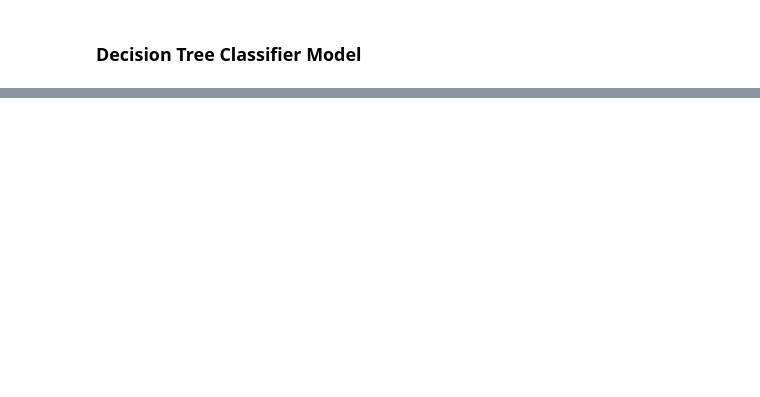
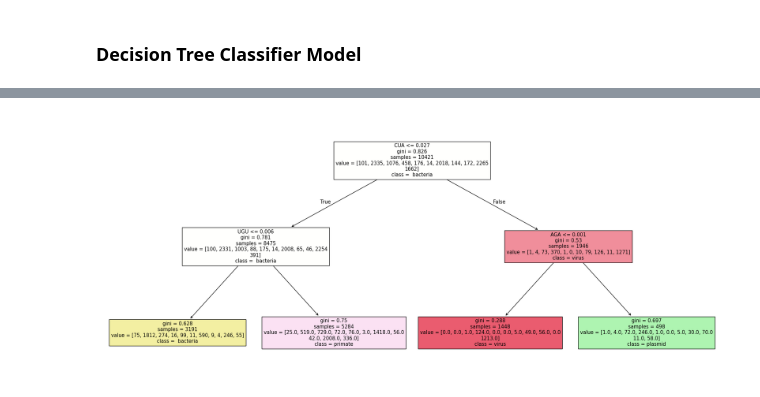
Before and after one commit to bryancastillo10/Machine-Learning-Projects, a Jupyter notebook: 03_Classification/ML_codon_kingdom_prediction.ipynb, the cells around one changed output, grey strips where cells are left out. Cells and saved outputs as stored; diff of their text form; code cells hidden in the pictures; blank space fills up the shorter version.

```diff
--- a/03_Classification/ML_codon_kingdom_prediction.ipynb
+++ b/03_Classification/ML_codon_kingdom_prediction.ipynb
@@ -315,0 +306,10 @@ plt.show()
+# %%
+from sklearn import tree
+
+dt = DecisionTreeClassifier(max_depth = 2, random_state = 1)
+dt.fit(X_train, y_train)
+
+fig = plt.figure(figsize=(24,10))
+_ = tree.plot_tree(dt, feature_names = X.columns, filled = True, class_names = list(Kingdoms.values()))
+# %% [output]
+[figure, added]
```
Also changed, not shown: parts of 11 cells of this notebook, 1 other file.
